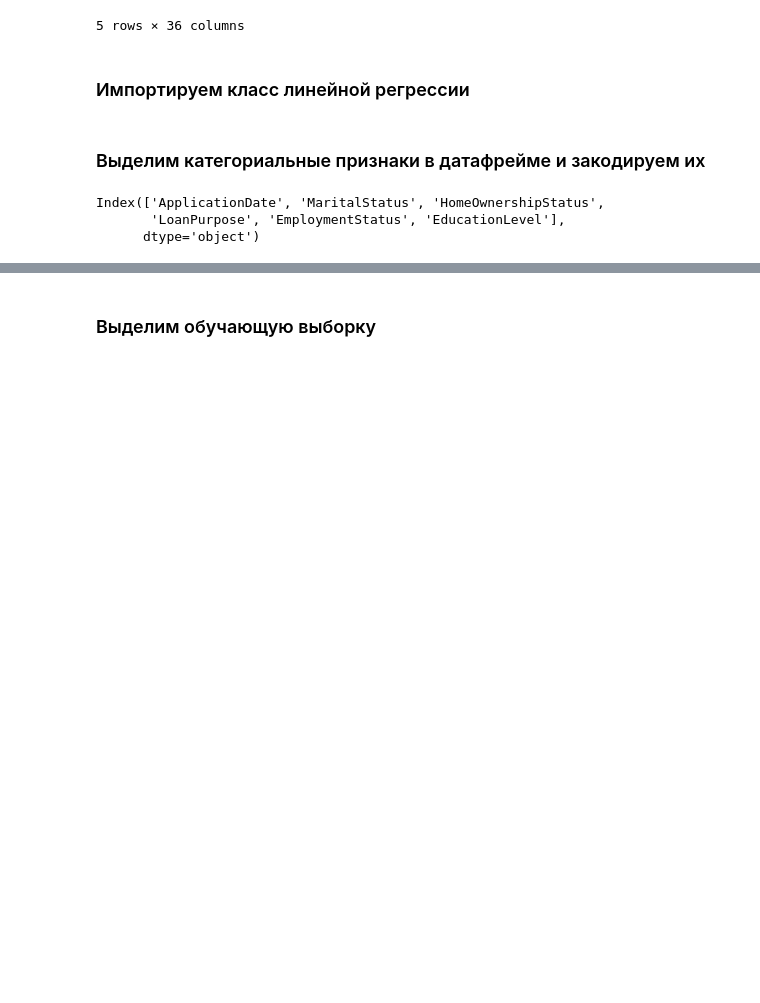
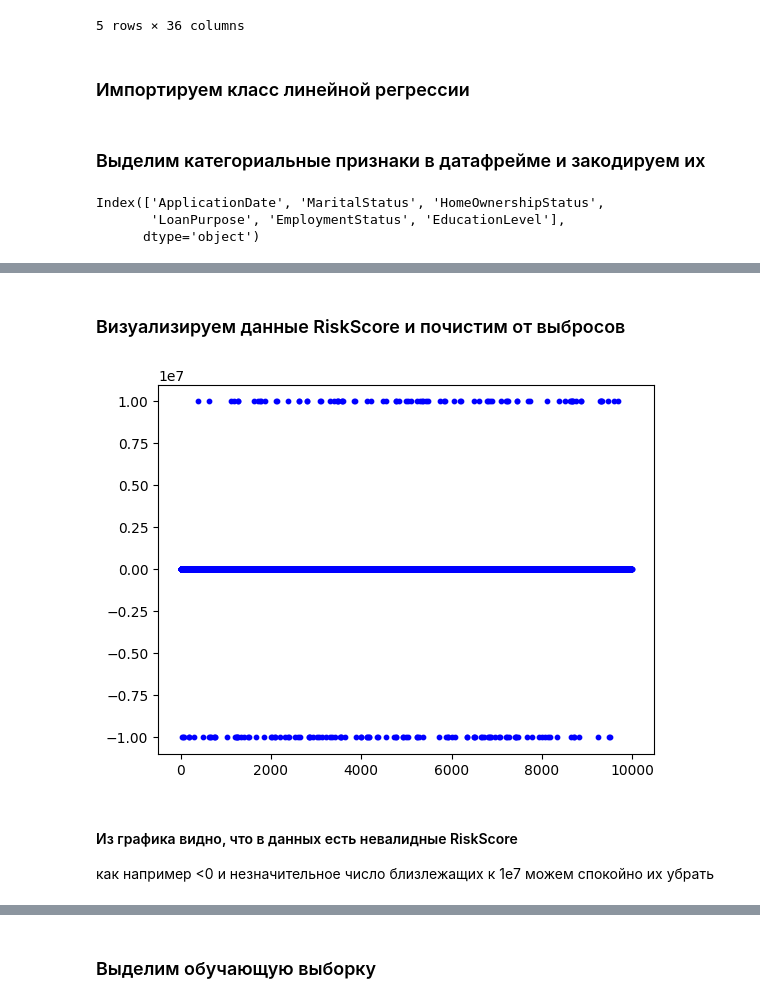
Before and after one commit to ResetPlease/ML_Labs, a Jupyter notebook: LAB2/Lab2.ipynb, the cells around one changed output, grey strips where cells are left out. Saved outputs shown, nothing was run; the diff lists cells and outputs as text; code cells hidden in the pictures; blank space fills up the shorter version.

Commit message:
add graph in LAB2

```diff
--- a/LAB2/Lab2.ipynb
+++ b/LAB2/Lab2.ipynb
@@ -61,0 +53,15 @@ df
+# %% [markdown]
+### Визуализируем данные RiskScore и почистим от выбросов
+# %%
+import matplotlib.pyplot as plt
+
+plt.scatter(np.arange(0, len(df['RiskScore'])), df['RiskScore'], c ="blue", s = 10)
+
+# To show the plot
+plt.show()
+# %% [output]
+[figure, added]
+# %% [markdown]
+#### Из графика видно, что в данных есть невалидные RiskScore
+как например <0 и незначительное число близлежащих к 1e7
+можем спокойно их убрать
```
Also changed, not shown: parts of 12 cells of this notebook, 2 other files.
